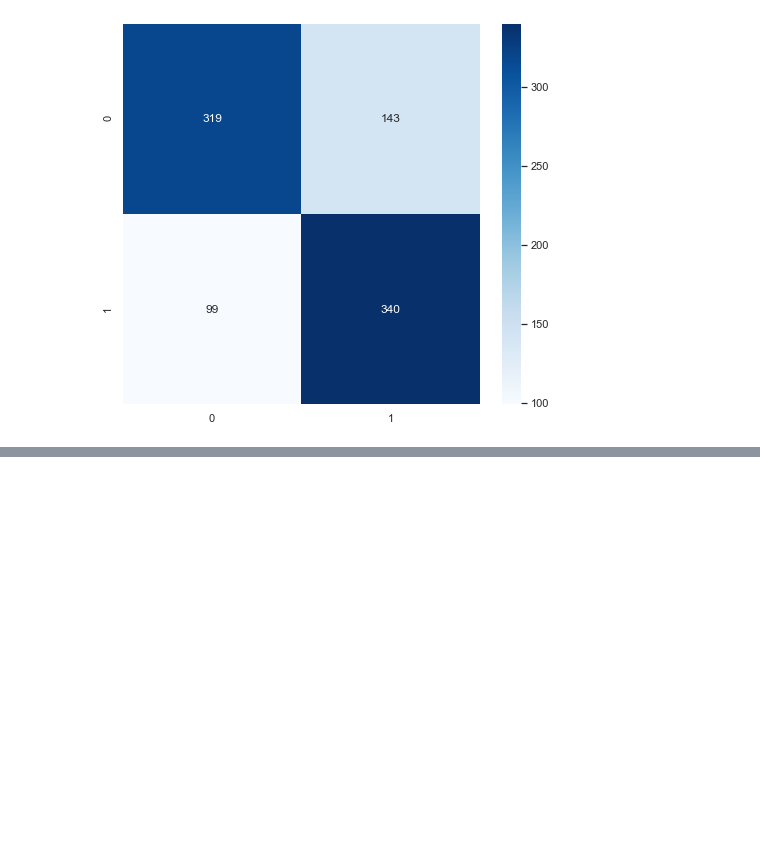
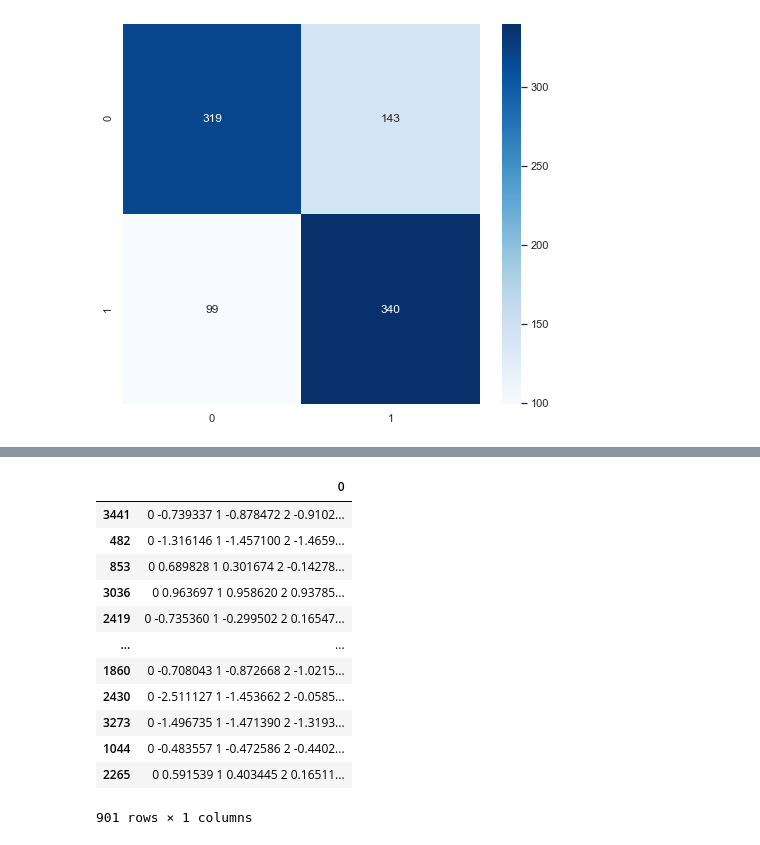
Before and after one commit to seoruosa/ml-study-group, a Jupyter notebook: notebooks/2020-08-29-aac-forda-ts-classification-approaches.ipynb, the cells around one changed output, grey strips where cells are left out. Saved outputs shown, nothing was run; the diff lists cells and outputs as text; code cells hidden in the pictures; blank space fills up the shorter version.

```diff
--- a/notebooks/2020-08-29-aac-forda-ts-classification-approaches.ipynb
+++ b/notebooks/2020-08-29-aac-forda-ts-classification-approaches.ipynb
@@ -628 +612,4 @@ train_X.head()
+# %%
+X = detabularize(data_X)
+y = data_y
 # %%
@@ -676,3 +619,8 @@ train_X_detab.iloc[0,0].plot()
+# %%
+train_X, test_X, train_y, test_y = (
+    train_test_split(X, y, stratify=y,
+                     shuffle=True, random_state=SEED)
+)
 # %% [markdown]
 ## Time Series Forest
 
@@ -1230,0 +1254,16 @@ weighted avg       0.73      0.73      0.73       901
+# %%
+test_X
+# %% [output]
+|  | 0 |
+| 3441 | 0 -0.739337 1 -0.878472 2 -0.9102... |
+| 482 | 0 -1.316146 1 -1.457100 2 -1.4659... |
+| 853 | 0 0.689828 1 0.301674 2 -0.14278... |
+| 3036 | 0 0.963697 1 0.958620 2 0.93785... |
+| 2419 | 0 -0.735360 1 -0.299502 2 0.16547... |
+| ... | ... |
+| 1860 | 0 -0.708043 1 -0.872668 2 -1.0215... |
+| 2430 | 0 -2.511127 1 -1.453662 2 -0.0585... |
+| 3273 | 0 -1.496735 1 -1.471390 2 -1.3193... |
+| 1044 | 0 -0.483557 1 -0.472586 2 -0.4402... |
+| 2265 | 0 0.591539 1 0.403445 2 0.16511... |
+901 rows × 1 columns
```
Also changed, not shown: parts of 48 cells of this notebook.
